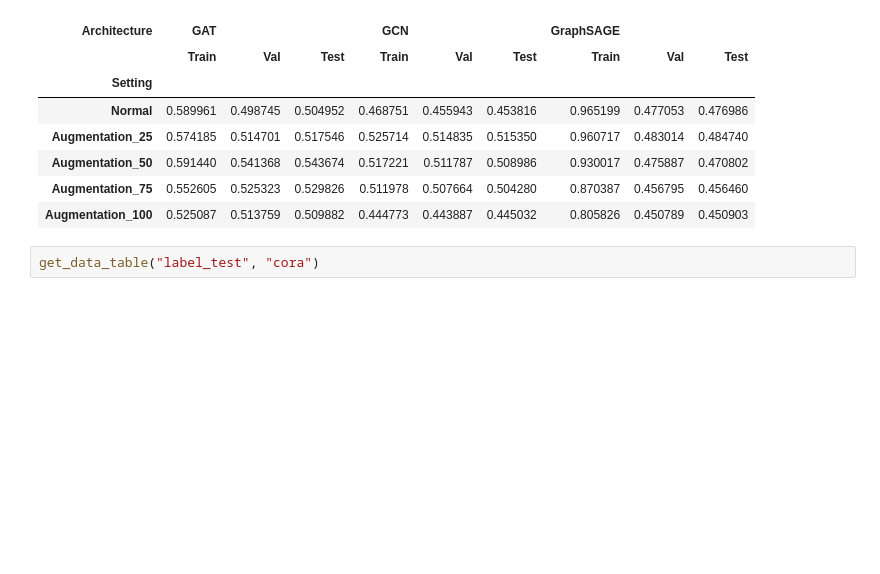
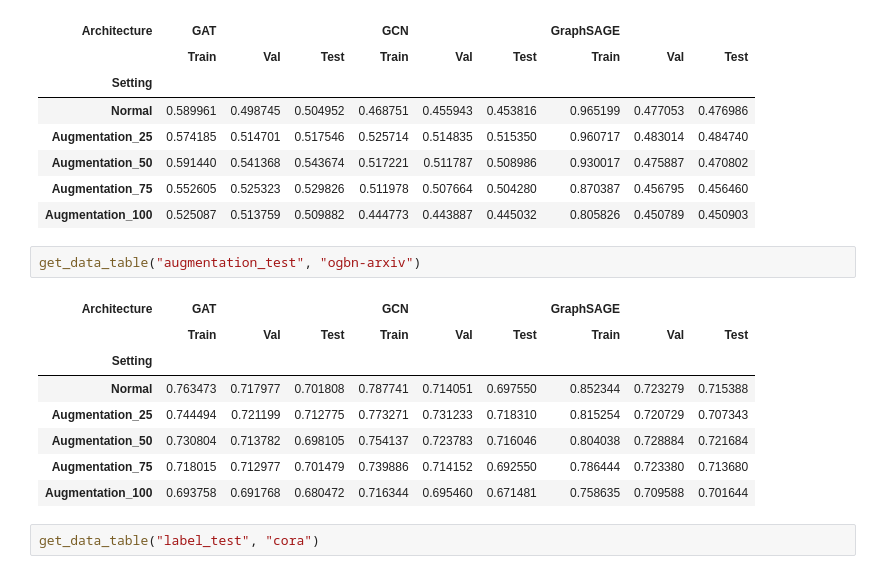
Before and after one commit to TaWald/similaritybench, a Jupyter notebook: graphs/notebooks/explore_train_results.ipynb, the cells around one changed output. Cells and saved outputs as stored; diff of their text form; blank space fills up the shorter version.

```diff
--- a/graphs/notebooks/explore_train_results.ipynb
+++ b/graphs/notebooks/explore_train_results.ipynb
@@ -94,6 +94,17 @@ get_data_table("augmentation_test", "flickr")
 | Augmentation_50 | 0.591440 | 0.541368 | 0.543674 | 0.517221 | 0.511787 | 0.508986 | 0.930017 | 0.475887 | 0.470802 |
 | Augmentation_75 | 0.552605 | 0.525323 | 0.529826 | 0.511978 | 0.507664 | 0.504280 | 0.870387 | 0.456795 | 0.456460 |
 | Augmentation_100 | 0.525087 | 0.513759 | 0.509882 | 0.444773 | 0.443887 | 0.445032 | 0.805826 | 0.450789 | 0.450903 |
+# %%
+get_data_table("augmentation_test", "ogbn-arxiv")
+# %% [output]
+| Architecture | GAT |  |  | GCN |  |  | GraphSAGE |  |  |
+|  | Train | Val | Test | Train | Val | Test | Train | Val | Test |
+| Setting |  |  |  |  |  |  |  |  |  |
+| Normal | 0.763473 | 0.717977 | 0.701808 | 0.787741 | 0.714051 | 0.697550 | 0.852344 | 0.723279 | 0.715388 |
+| Augmentation_25 | 0.744494 | 0.721199 | 0.712775 | 0.773271 | 0.731233 | 0.718310 | 0.815254 | 0.720729 | 0.707343 |
+| Augmentation_50 | 0.730804 | 0.713782 | 0.698105 | 0.754137 | 0.723783 | 0.716046 | 0.804038 | 0.728884 | 0.721684 |
+| Augmentation_75 | 0.718015 | 0.712977 | 0.701479 | 0.739886 | 0.714152 | 0.692550 | 0.786444 | 0.723380 | 0.713680 |
+| Augmentation_100 | 0.693758 | 0.691768 | 0.680472 | 0.716344 | 0.695460 | 0.671481 | 0.758635 | 0.709588 | 0.701644 |
 # %%
 get_data_table("label_test", "cora")
 # %% [output]
```
Also changed, not shown: parts of 1 cell of this notebook.
